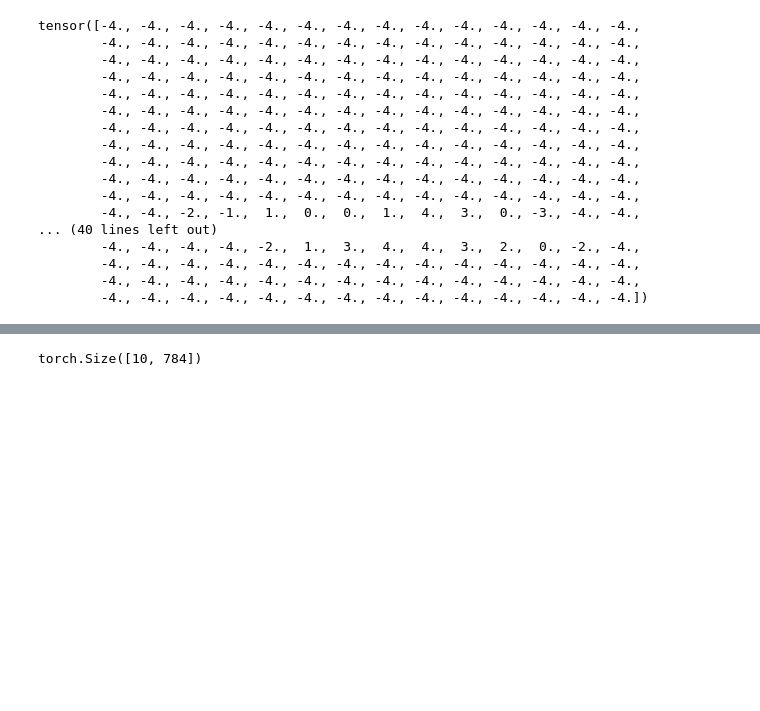
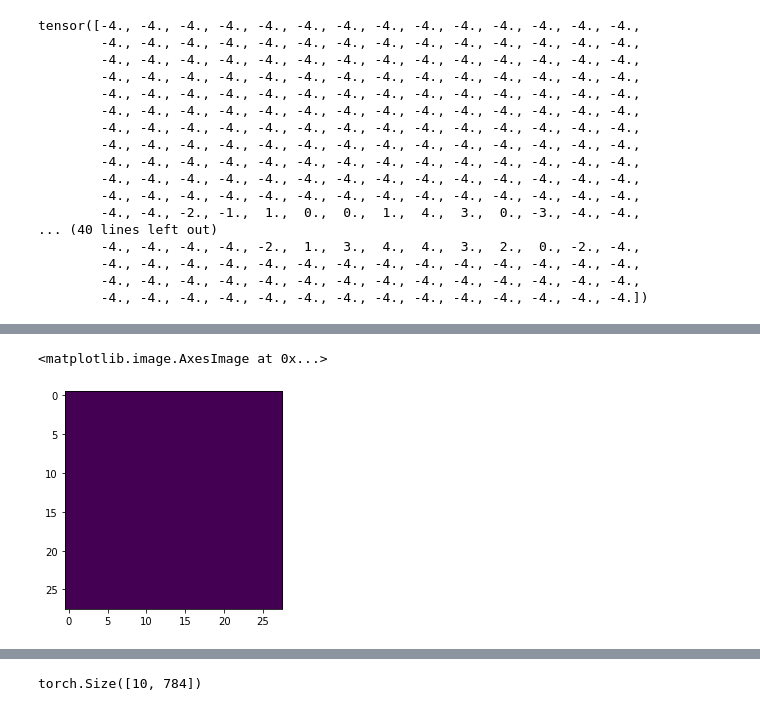
Before and after one commit to neilashm/SpykeTorch, a Jupyter notebook: lab1/clustering.ipynb, the cells around one changed output, grey strips where cells are left out. Cells and saved outputs as stored; diff of their text form; code cells hidden in the pictures; blank space fills up the shorter version.

```diff
--- a/lab1/clustering.ipynb
+++ b/lab1/clustering.ipynb
@@ -280,0 +254,24 @@ torch.Size([10, 8, 784])
+# %%
+# 1
+# make dataset and split into training and test
+ClusteringColumn = Column()
+
+def reshape_images(images, num_images):
+    return torch.sum(images, dim=2).reshape(num_images, 8, 784)
+
+for batch_ndx, (sample,label) in enumerate(MNIST_trainLoader):
+    #print("Batch: ", batch_ndx)
+    training_samples = reshape_images(sample.clone(), MNIST_trainLoader.batch_size)
+    ClusteringColumn.ec.train_weights(training_samples)
+    break
+for batch_ndx, (sample, label) in enumerate(MNIST_testLoader):
+    for _ in range(2):
+        out = ClusteringColumn.ec.forward(reshape_images(sample.clone(), MNIST_testLoader.batch_size),threshold=100)
+    break
+
+clusters, cluster_counts = torch.unique(torch.sum(out, dim=1), return_inverse=False, return_counts=True, dim=0)
+
+print("clusters")
+print(clusters)
+print("cluster_counts")
+print(cluster_counts)
@@ -280,0 +296,5 @@ torch.Size([10, 8, 784])
+# %%
+plt.imshow(clusters[0].reshape(28,28))
+# %% [output]
+<matplotlib.image.AxesImage at 0x...>
+[figure, added]
```
Also changed, not shown: parts of 17 cells of this notebook, 11 other files.
